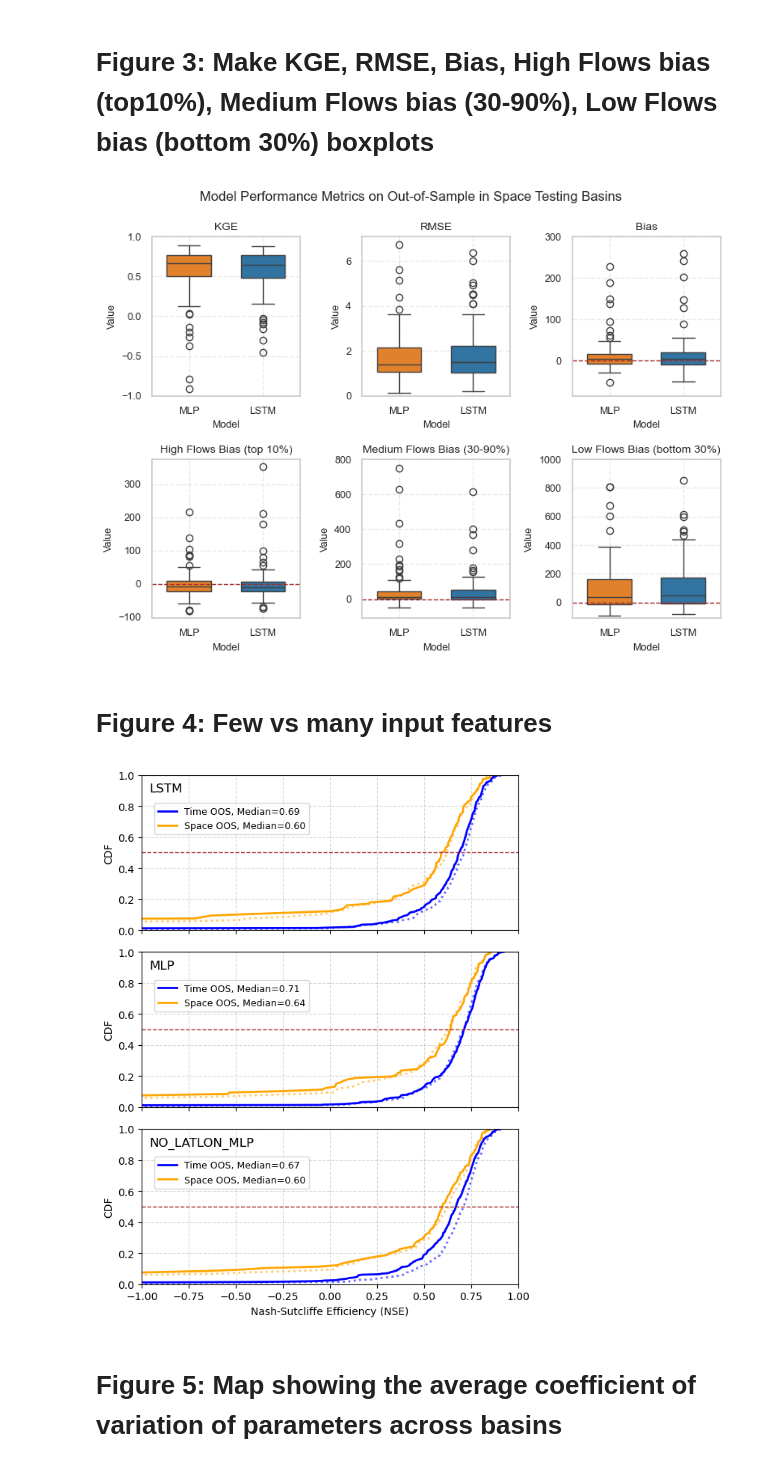
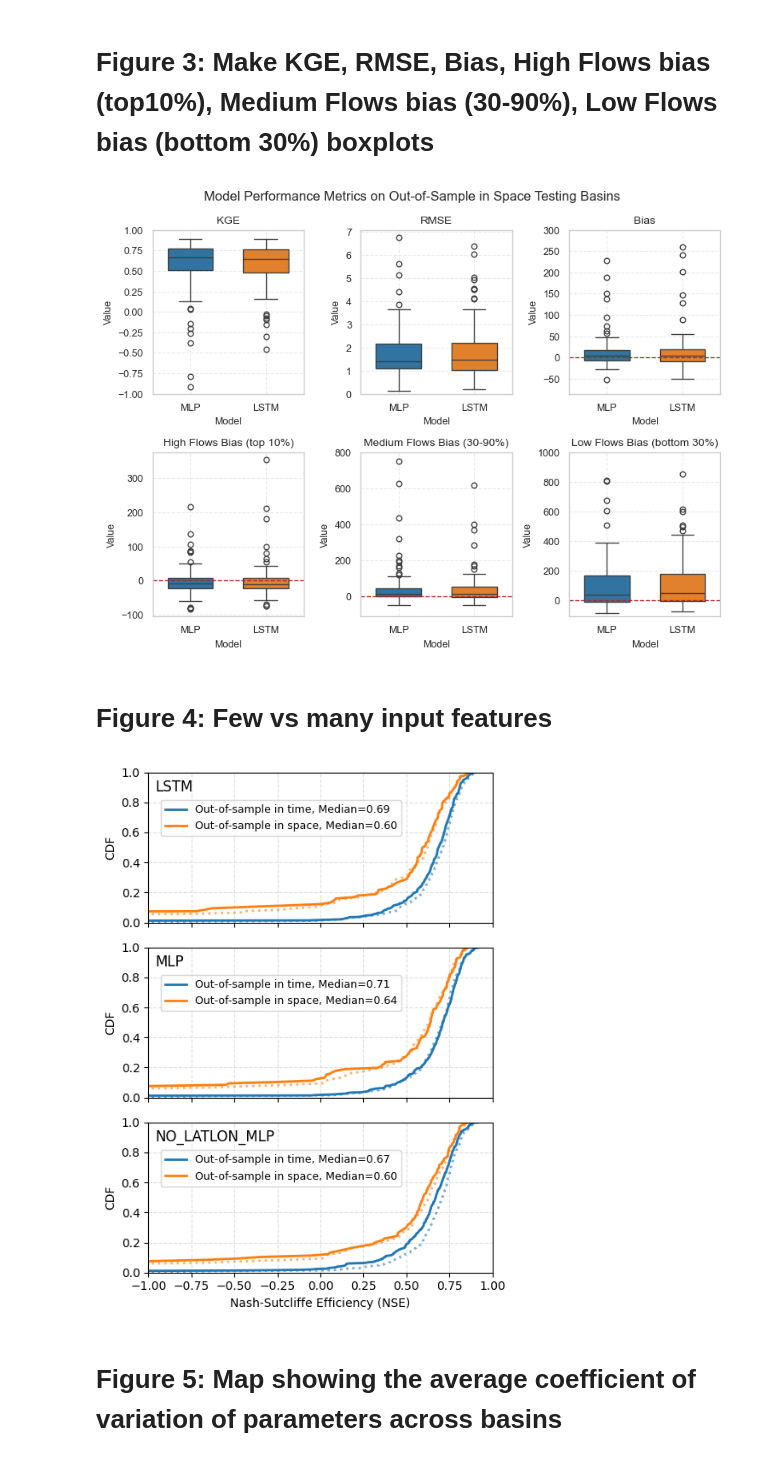
Before and after one commit to snpoudel/diff-hydro, a Jupyter notebook: 50plot_all_figures.ipynb, the cells around one changed output. Drawn from its saved outputs; the diff is of its cells as text; code cells hidden in the pictures.

```diff
--- a/50plot_all_figures.ipynb
+++ b/50plot_all_figures.ipynb
@@ -8,6 +8,8 @@ from matplotlib.patches import Patch
 import geopandas as gpd
 import seaborn as sns
 import os
+# %%
+sns.set_theme(context="paper", style='whitegrid')
 # %% [markdown]
 # Figure 1: Map of study area showing training and testing basin locations.
 # %%
@@ -84,11 +89,11 @@ def get_median_nse(model, unit, exp, oos_type='time'):
 experiments = ''
 models = ['mlp', 'lstm']
 units = ['1', '16']  # first panel = 1-unit, second panel = 16-unit
-colors = {'mlp':'blue', 'lstm':'orange'}  # model color
+colors = {'mlp':'tab:blue', 'lstm':'tab:orange'}  # model color
 linestyles = {'time':'-', 'space':'--'}   # OOS type
 
 # Create figure with two panels (shared x-axis)
-fig, axes = plt.subplots(2, 1, figsize=(6, 7), sharex=True)
+fig, axes = plt.subplots(2, 1, figsize=(5, 6), sharex=True)
 
 for i, unit in enumerate(units):
     ax = axes[i]
@@ -101,7 +106,7 @@ for i, unit in enumerate(units):
                 color=colors[model],
                 linestyle=linestyles['time'],
                 lw=1.5,
-                label=f'{model.upper()} Time OOS, Median={np.median(time_nse):.2f}')
+                label=f'{model.upper()} Out-of-sample in time, Median={np.median(time_nse):.2f}')
 
         # Space OOS
         space_nse = get_median_nse(model, unit, experiments, oos_type='space')
@@ -111,19 +116,21 @@ for i, unit in enumerate(units):
                 color=colors[model],
                 linestyle=linestyles['space'],
                 lw=1.5,
-                label=f'{model.upper()} Space OOS, Median={np.median(space_nse):.2f}')
+                label=f'{model.upper()} Out-of-sample in space, Median={np.median(space_nse):.2f}')
 
-    ax.axhline(0.5, color='brown', linestyle='--', lw=1)
+    # ax.axhline(0.5, color='brown', linestyle='--', lw=1)
     ax.set_ylabel('CDF', fontsize=10)          # ✅ CDF on BOTH panels
     ax.set_title(f'{unit}-unit HBV', fontsize=12)
     ax.set_xlim([-1, 1])
     ax.set_ylim([0, 1])
-    ax.grid(True, linestyle='--', alpha=0.5)
-    ax.legend(fontsize=9)
+    ax.grid(True, linestyle='--', alpha=0.4)
+    ax.legend(fontsize=8)
 
 # X-label only on bottom panel (shared x-axis best practice)
 axes[-1].set_xlabel('Nash-Sutcliffe Efficiency (NSE)', fontsize=10)
 
 plt.tight_layout()
+plt.savefig('figures/for_paper/2_oos_nse_cdf.jpg', dpi=600)
+plt.savefig('figures/for_paper/2_oos_nse_cdf.svg')
 plt.show()
 # %% [output]
@@ -163,7 +170,6 @@ def mfb(obs, sim):
     idx = np.where((obs >= lower) & (obs <= upper))[0]
     return 100 * np.sum(sim[idx] - obs[idx]) / np.sum(obs[idx])
 
-# ------------------------
 # Settings
 # ------------------------
 metrics = ['KGE', 'RMSE', 'Bias', 'High Flows Bias (top 10%)',
@@ -182,7 +188,6 @@ metric_limits = {
 all_camels = pd.read_csv('camels531.csv')
 test_basins = pd.read_csv('camels_test_basins.csv')
 
-# ------------------------
 # Compute metrics for each test basin
 # ------------------------
 records = []
@@ -210,11 +215,11 @@ all_metrics = pd.DataFrame.from_records(records)
 
 # Plot boxplots
 # ------------------------
-sns.set(style="whitegrid", font_scale=1.0)  # smaller base font scale
+# sns.set(style="whitegrid", font_scale=1.0)  # smaller base font scale
 fig, axes = plt.subplots(2, 3, figsize=(8, 6))
 axes = axes.flatten()
 
-palette = {'MLP':'tab:orange','LSTM':'tab:blue'}
+palette = {'MLP':'tab:blue','LSTM':'tab:orange'}
 
 for i, metric in enumerate(metrics):
     ax = axes[i]
@@ -252,9 +257,11 @@ for i, metric in enumerate(metrics):
         legend.remove()
 plt.suptitle('Model Performance Metrics on Out-of-Sample in Space Testing Basins', fontsize=12)
 plt.tight_layout()
+plt.savefig('figures/for_paper/3_oos_metrics_boxplots.jpg', dpi=600)
+plt.savefig('figures/for_paper/3_oos_metrics_boxplots.svg')
 plt.show()
 # %% [output]
-[figure, old version]
+[figure, new version]
 # %% [markdown]
 # Figure 4: Few vs many input features
 # %%
@@ -264,14 +271,14 @@ models = ['lstm', 'mlp', 'no_latlon_mlp']
 unit = '16'
 
 # Color by OOS type
-oos_colors = {'time':'blue', 'space':'orange'}
+oos_colors = {'time':'tab:blue', 'space':'tab:orange'}
 # Line style by experiment: dotted for all data, solid for thinned
 exp_linestyles = {'':'dotted', 'exp_thinned':'solid'}
 # Dim color for reference (all data)
 exp_alpha = {'':'0.6', 'exp_thinned':'1.0'}
 
 # Create figure with 3 panels
-fig, axes = plt.subplots(3, 1, figsize=(6, 8), sharex=True)
+fig, axes = plt.subplots(3, 1, figsize=(5, 7), sharex=True)
 
 for i, model in enumerate(models):
     ax = axes[i]
@@ -283,38 +290,40 @@ for i, model in enumerate(models):
         time_nse = get_median_nse(model, unit, exp, oos_type='time')
         sorted_time = np.sort(time_nse)
         cdf_time = np.arange(1, len(sorted_time)+1)/len(sorted_time)
         ax.plot(sorted_time, cdf_time,
                 color=oos_colors['time'],
                 linestyle=exp_linestyles[exp],
                 alpha=float(exp_alpha[exp]),
                 lw=2,
-                label=f'Time OOS, Median={np.median(time_nse):.2f}' if exp=='exp_thinned' else None)
+                label=f'Out-of-sample in time, Median={np.median(time_nse):.2f}' if exp=='exp_thinned' else None)
 
         # Space OOS
         space_nse = get_median_nse(model, unit, exp, oos_type='space')
         sorted_space = np.sort(space_nse)
         cdf_space = np.arange(1, len(sorted_space)+1)/len(sorted_space)
         ax.plot(sorted_space, cdf_space,
                 color=oos_colors['space'],
                 linestyle=exp_linestyles[exp],
                 alpha=float(exp_alpha[exp]),
                 lw=2,
-                label=f'Space OOS, Median={np.median(space_nse):.2f}' if exp=='exp_thinned' else None)
+                label=f'Out-of-sample in space, Median={np.median(space_nse):.2f}' if exp=='exp_thinned' else None)
 
-    ax.axhline(0.5, color='brown', linestyle='--', lw=1)
+    # ax.axhline(0.5, color='brown', linestyle='--', lw=1)
     ax.set_ylabel('CDF', fontsize=10)
     ax.set_xlim([-1, 1])
     ax.set_ylim([0, 1])
-    ax.grid(True, linestyle='--', alpha=0.5)
+    ax.grid(True, linestyle='--', alpha=0.4)
 
     # Legend below panel title
     ax.legend(fontsize=9, loc='upper left', bbox_to_anchor=(0.02, 0.85))
 
 axes[-1].set_xlabel('Nash-Sutcliffe Efficiency (NSE)', fontsize=10)
 plt.tight_layout(rect=[0, 0, 1, 0.95])
+plt.savefig('figures/for_paper/4_oos_nse_cdf_thinned_vs_all.jpg', dpi=600)
+plt.savefig('figures/for_paper/4_oos_nse_cdf_thinned_vs_all.svg')
 plt.show()
 # %% [output]
-[figure, old version]
+[figure, new version]
 # %% [markdown]
 # Figure 5: Map showing the average coefficient of variation of parameters across basins
 # %%
```
Also changed, not shown: parts of 11 cells of this notebook.
